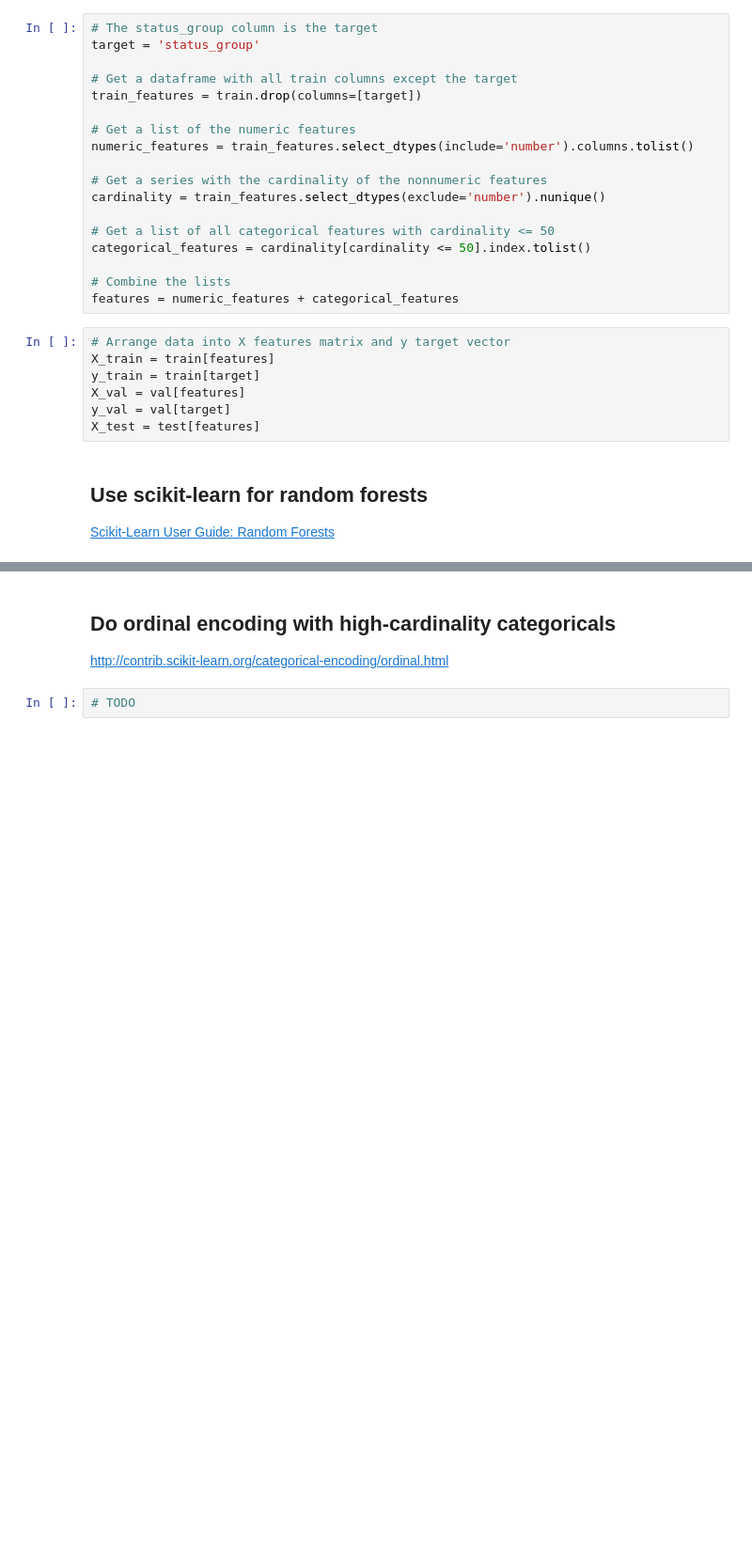
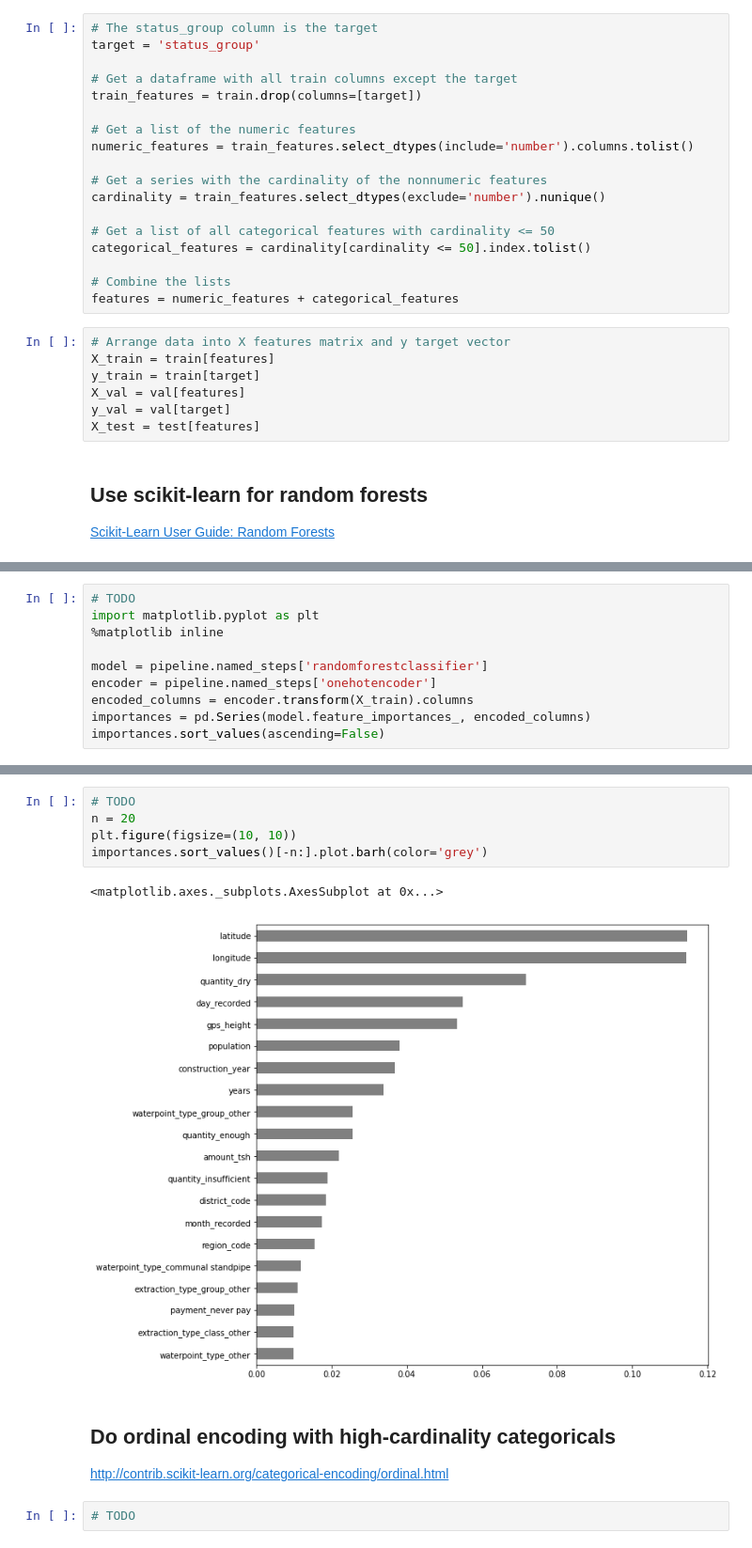
Before and after one commit to JimKing100/DS-Unit-2-Kaggle-Challenge, a Jupyter notebook: DSPT2_Unit_2_Sprint_2_Module_2_IN_LESSON.ipynb, the cells around one changed output, grey strips where cells are left out. Shown: that part at 94% size. Drawn from its saved outputs; the diff is of its cells as text; blank space fills up the shorter version.

```diff
--- a/DSPT2_Unit_2_Sprint_2_Module_2_IN_LESSON.ipynb
+++ b/DSPT2_Unit_2_Sprint_2_Module_2_IN_LESSON.ipynb
@@ -183,0 +214,10 @@ X_train shape after encoding (47520, 182)
+# %%
+# TODO
+import matplotlib.pyplot as plt
+%matplotlib inline
+
+model = pipeline.named_steps['randomforestclassifier']
+encoder = pipeline.named_steps['onehotencoder']
+encoded_columns = encoder.transform(X_train).columns
+importances = pd.Series(model.feature_importances_, encoded_columns)
+importances.sort_values(ascending=False)
@@ -184,3 +242,11 @@ X_train shape after encoding (47520, 182)
+# %%
+# TODO
+n = 20
+plt.figure(figsize=(10, 10))
+importances.sort_values()[-n:].plot.barh(color='grey')
+# %% [output]
+<matplotlib.axes._subplots.AxesSubplot at 0x...>
+[figure, added]
 # %% [markdown]
 ## Do ordinal encoding with high-cardinality categoricals
 
```
Also changed, not shown: parts of 7 cells of this notebook.
